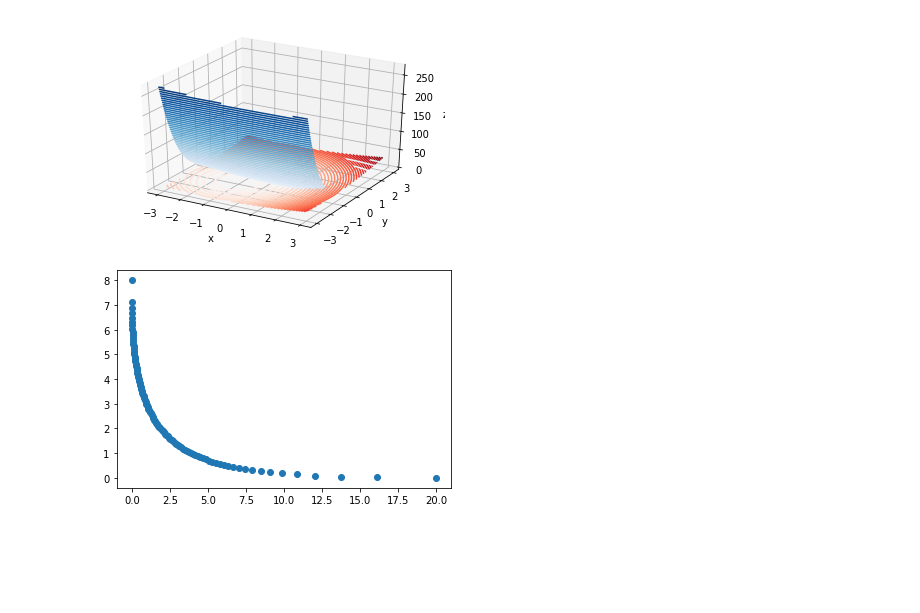
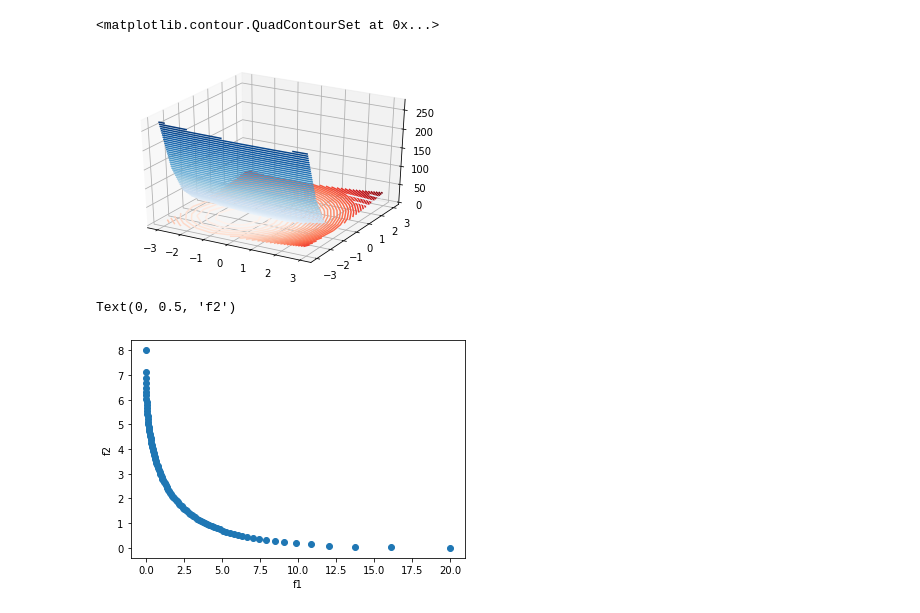
Before and after one commit to DonRoboto/CursoMOO, a Jupyter notebook: MOO_SumW_v1.ipynb, the cells around one changed output. Cells and saved outputs as stored; diff of their text form; code cells hidden in the pictures; blank space fills up the shorter version.

```diff
--- a/MOO_SumW_v1.ipynb
+++ b/MOO_SumW_v1.ipynb
@@ -28,24 +28,22 @@ def fg2(x, y):
   return ((x+1)**2) + ((y+1)**2)
 
 
-xg = np.linspace(-3, 3, 100)
-yg = np.linspace(-3, 3, 100)
+xg = np.linspace(-3, 3, 10)
+yg = np.linspace(-3, 3, 10)
 
 Xg, Yg = np.meshgrid(xg, yg)
+
 Zg1 = fg1(Xg, Yg)
 Zg2 = fg2(Xg, Yg)
 
+fig = plt.figure()
 
-fig = plt.figure()
 ax = plt.axes(projection='3d')
 ax.contour3D(Xg, Yg, Zg1, 50, cmap='Blues')
 ax.contour3D(Xg, Yg, Zg2, 50, cmap='Reds')
-
-ax.set_xlabel('x')
-ax.set_ylabel('y')
-ax.set_zlabel('z');
 # %% [output]
+<matplotlib.contour.QuadContourSet at 0x...>
-[figure, old version]
+[figure, new version]
 # %%
 g1 = []
 g2 = []
@@ -53,31 +51,35 @@ g2 = []
 for i in range(len(p_1)):
   w1 = p_1[i]
   w2 = p_2[i]
 
   fx = (w1 * f1) + (w2 * f2)
 
   dx = fx.diff(x)
   dy = fx.diff(y)
 
   sol = solve((dx, dy),(x, y))
 
   if len(sol)>2:
     xs = sol[0][0]
     ys = sol[0][1]
   else:
     xs = sol[x]
     ys = sol[y]
 
 
   f1s = f1.subs([ (x, xs), (y, ys) ] ).doit()
   f2s = f2.subs([ (x, xs), (y, ys) ] ).doit()
 
   g1.append(f1s)
   g2.append(f2s)
 
 
 ax = pylab.subplot(111)
 ax.scatter(g1, g2)
 ax.figure.show()
+
+ax.set_xlabel('f1')
+ax.set_ylabel('f2')
 # %% [output]
+Text(0, 0.5, 'f2')
-[figure, old version]
+[figure, new version]
```
